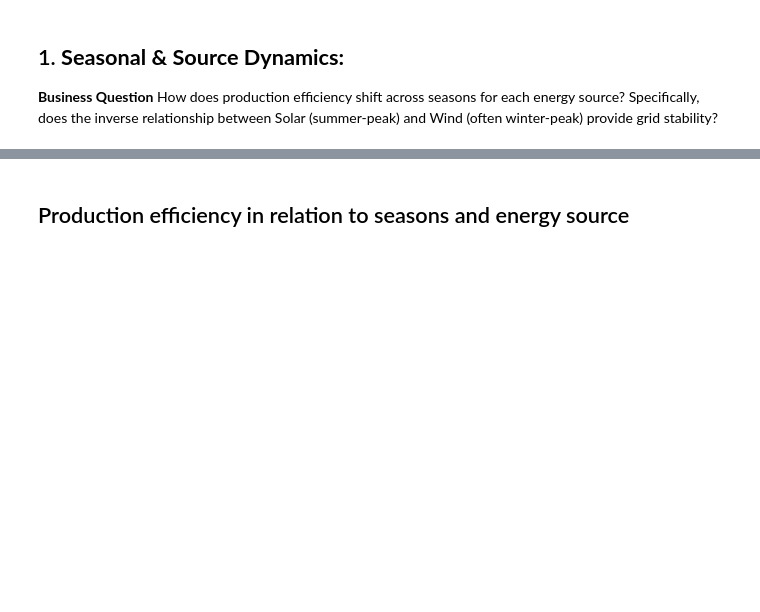
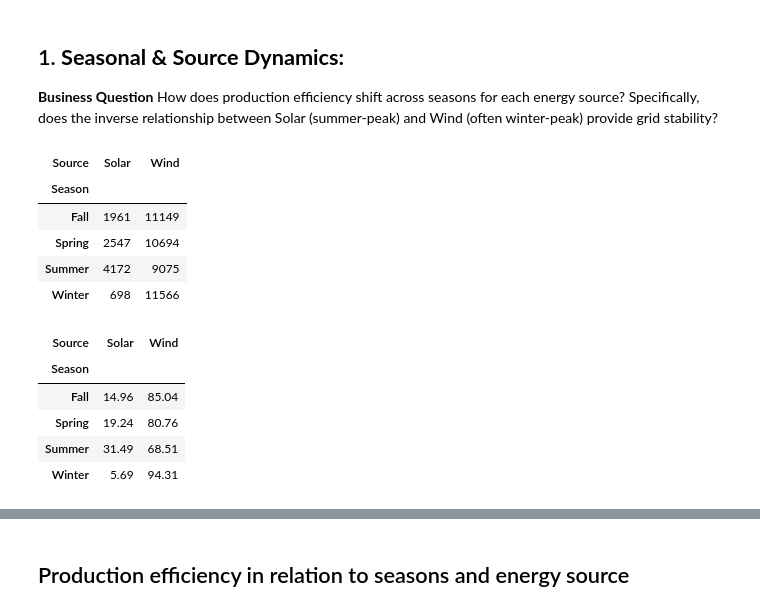
Before and after one commit to coffeedrunkpanda/project-2-eda-sql, a Jupyter notebook: eda-bivariate.ipynb, the cells around one changed output, grey strips where cells are left out. Cells and saved outputs as stored; diff of their text form; code cells hidden in the pictures; blank space fills up the shorter version.

```diff
--- a/eda-bivariate.ipynb
+++ b/eda-bivariate.ipynb
@@ -32,3 +32,25 @@ df.head()
 
 **Business Question**
 How does production efficiency shift across seasons for each energy source? Specifically, does the inverse relationship between Solar (summer-peak) and Wind (often winter-peak) provide grid stability?
+# %%
+# Datapoints and frequency
+
+# How many observations belong to this Season–Source combination?
+crosstab_source_season = pd.crosstab(df["Season"], df["Source"])
+display(crosstab_source_season)
+
+crosstab_source_season_percent = round(pd.crosstab(df["Season"], df["Source"], normalize="index") * 100, 2)
+display(crosstab_source_season_percent)
+# %% [output]
+| Source | Solar | Wind |
+| Season |  |  |
+| Fall | 1961 | 11149 |
+| Spring | 2547 | 10694 |
+| Summer | 4172 | 9075 |
+| Winter | 698 | 11566 |
+| Source | Solar | Wind |
+| Season |  |  |
+| Fall | 14.96 | 85.04 |
+| Spring | 19.24 | 80.76 |
+| Summer | 31.49 | 68.51 |
+| Winter | 5.69 | 94.31 |
```
Also changed, not shown: parts of 7 cells of this notebook.
